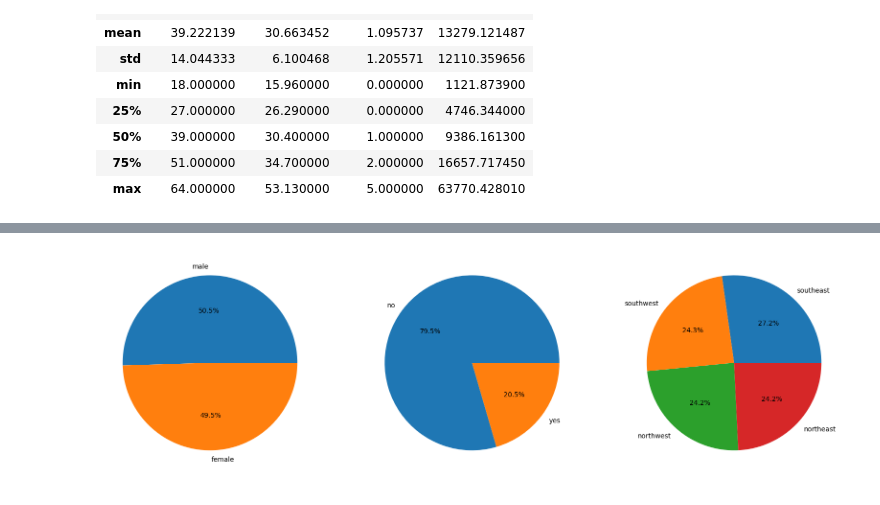
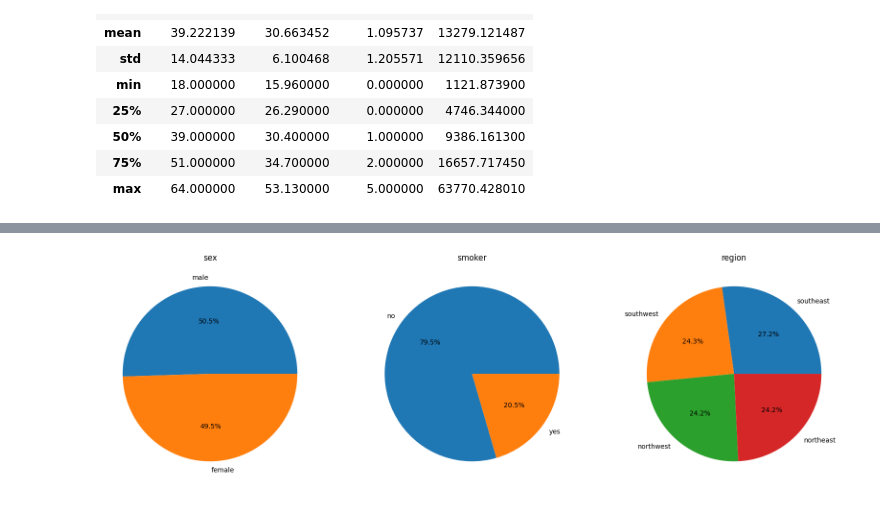
Before and after one commit to c-navya-nirmala/Medical-insurance-price-prediction, a Jupyter notebook: Medical insurance price prediction.ipynb, the cells around one changed output, grey strips where cells are left out. Cells and saved outputs as stored; diff of their text form; code cells hidden in the pictures.

```diff
--- a/Medical insurance price prediction.ipynb
+++ b/Medical insurance price prediction.ipynb
@@ -82,0 +137,13 @@ df.describe()
+# %%
+col = list(df.columns)
+categorical_features = []
+numerical_features = []
+
+for i in col:
+    if df[i].dtype == 'object':  # Check if the data type is object (categorical)
+        categorical_features.append(i)
+    else:
+        numerical_features.append(i)
+
+print('Categorical Features:', *categorical_features)
+print('Numerical Features:', *numerical_features)
@@ -83,15 +157,15 @@ df.describe()
 # %%
 features = ['sex', 'smoker', 'region']
 
 plt.subplots(figsize=(20, 10))
 for i, col in enumerate(features):
-	plt.subplot(1, 3, i + 1)
+    plt.subplot(1, 3, i + 1)
 
-	x = df[col].value_counts()
-	plt.pie(x.values,
-			labels=x.index,
-			autopct='%1.1f%%')
+    values = df[col].value_counts()
+    plt.pie(values, labels=values.index, autopct='%1.1f%%')
+
+    plt.title(col)  # Add the feature name as the title
 
 plt.show()
 # %% [output]
-[figure, old version]
+[figure, new version]
```
Also changed, not shown: parts of 45 cells of this notebook.
